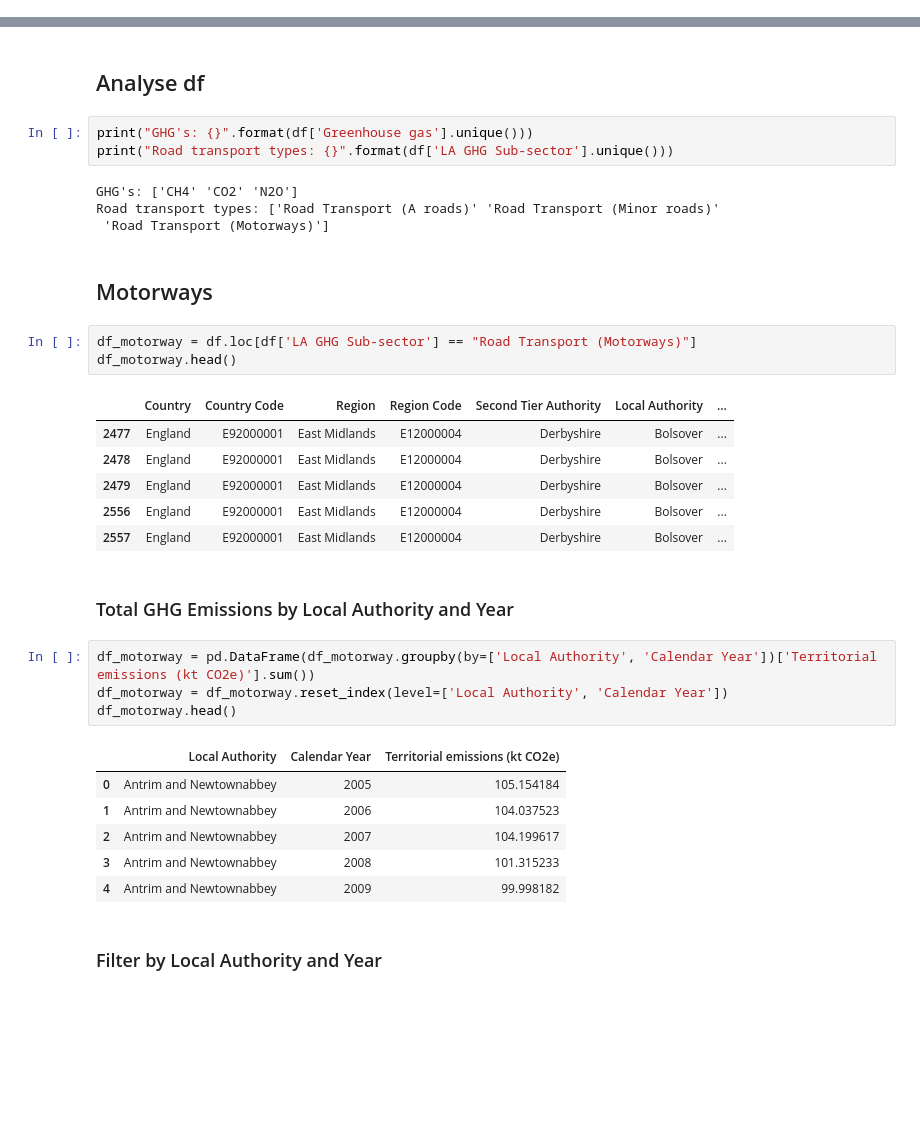
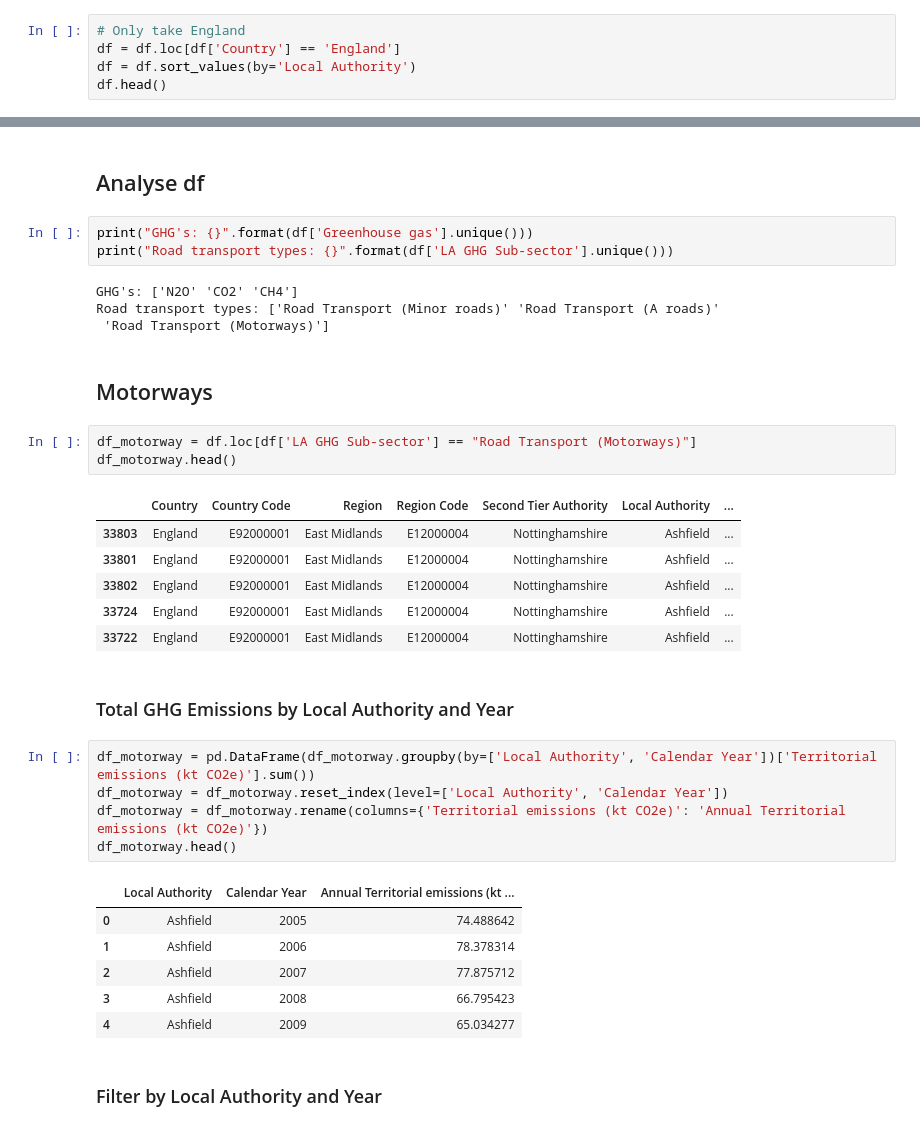
Before and after one commit to horsada/Spatial_Finance_Transport, a Jupyter notebook: dataAPI/GHGEmissionsAPI.ipynb, the cells around one changed output, grey strips where cells are left out. Cells and saved outputs as stored; diff of their text form; blank space fills up the shorter version.

```diff
--- a/dataAPI/GHGEmissionsAPI.ipynb
+++ b/dataAPI/GHGEmissionsAPI.ipynb
@@ -26,0 +19,5 @@ df.head()
+# %%
+# Only take England
+df = df.loc[df['Country'] == 'England']
+df = df.sort_values(by='Local Authority')
+df.head()
@@ -61,8 +65,8 @@ df.head()
 print("GHG's: {}".format(df['Greenhouse gas'].unique()))
 print("Road transport types: {}".format(df['LA GHG Sub-sector'].unique()))
 # %% [output]
-GHG's: ['CH4' 'CO2' 'N2O']
-Road transport types: ['Road Transport (A roads)' 'Road Transport (Minor roads)'
+GHG's: ['N2O' 'CO2' 'CH4']
+Road transport types: ['Road Transport (Minor roads)' 'Road Transport (A roads)'
  'Road Transport (Motorways)']
 # %% [markdown]
 ## Motorways
@@ -71,24 +75,25 @@ df_motorway = df.loc[df['LA GHG Sub-sector'] == "Road Transport (Motorways)"]
 df_motorway.head()
 # %% [output]
 |  | Country | Country Code | Region | Region Code | Second Tier Authority | Local Authority | ... |
-| 2477 | England | E92000001 | East Midlands | E12000004 | Derbyshire | Bolsover | ... |
-| 2478 | England | E92000001 | East Midlands | E12000004 | Derbyshire | Bolsover | ... |
-| 2479 | England | E92000001 | East Midlands | E12000004 | Derbyshire | Bolsover | ... |
-| 2556 | England | E92000001 | East Midlands | E12000004 | Derbyshire | Bolsover | ... |
-| 2557 | England | E92000001 | East Midlands | E12000004 | Derbyshire | Bolsover | ... |
+| 33803 | England | E92000001 | East Midlands | E12000004 | Nottinghamshire | Ashfield | ... |
+| 33801 | England | E92000001 | East Midlands | E12000004 | Nottinghamshire | Ashfield | ... |
+| 33802 | England | E92000001 | East Midlands | E12000004 | Nottinghamshire | Ashfield | ... |
+| 33724 | England | E92000001 | East Midlands | E12000004 | Nottinghamshire | Ashfield | ... |
+| 33722 | England | E92000001 | East Midlands | E12000004 | Nottinghamshire | Ashfield | ... |
 # %% [markdown]
 ### Total GHG Emissions by Local Authority and Year
 # %%
 df_motorway = pd.DataFrame(df_motorway.groupby(by=['Local Authority', 'Calendar Year'])['Territorial emissions (kt CO2e)'].sum())
 df_motorway = df_motorway.reset_index(level=['Local Authority', 'Calendar Year'])
+df_motorway = df_motorway.rename(columns={'Territorial emissions (kt CO2e)': 'Annual Territorial emissions (kt CO2e)'})
 df_motorway.head()
 # %% [output]
-|  | Local Authority | Calendar Year | Territorial emissions (kt CO2e) |
-| 0 | Antrim and Newtownabbey | 2005 | 105.154184 |
-| 1 | Antrim and Newtownabbey | 2006 | 104.037523 |
-| 2 | Antrim and Newtownabbey | 2007 | 104.199617 |
-| 3 | Antrim and Newtownabbey | 2008 | 101.315233 |
-| 4 | Antrim and Newtownabbey | 2009 | 99.998182 |
+|  | Local Authority | Calendar Year | Annual Territorial emissions (kt ... |
+| 0 | Ashfield | 2005 | 74.488642 |
+| 1 | Ashfield | 2006 | 78.378314 |
+| 2 | Ashfield | 2007 | 77.875712 |
+| 3 | Ashfield | 2008 | 66.795423 |
+| 4 | Ashfield | 2009 | 65.034277 |
 # %% [markdown]
 ### Filter by Local Authority and Year
 # %%
```
Also changed, not shown: parts of 16 cells of this notebook, 7 other files.
